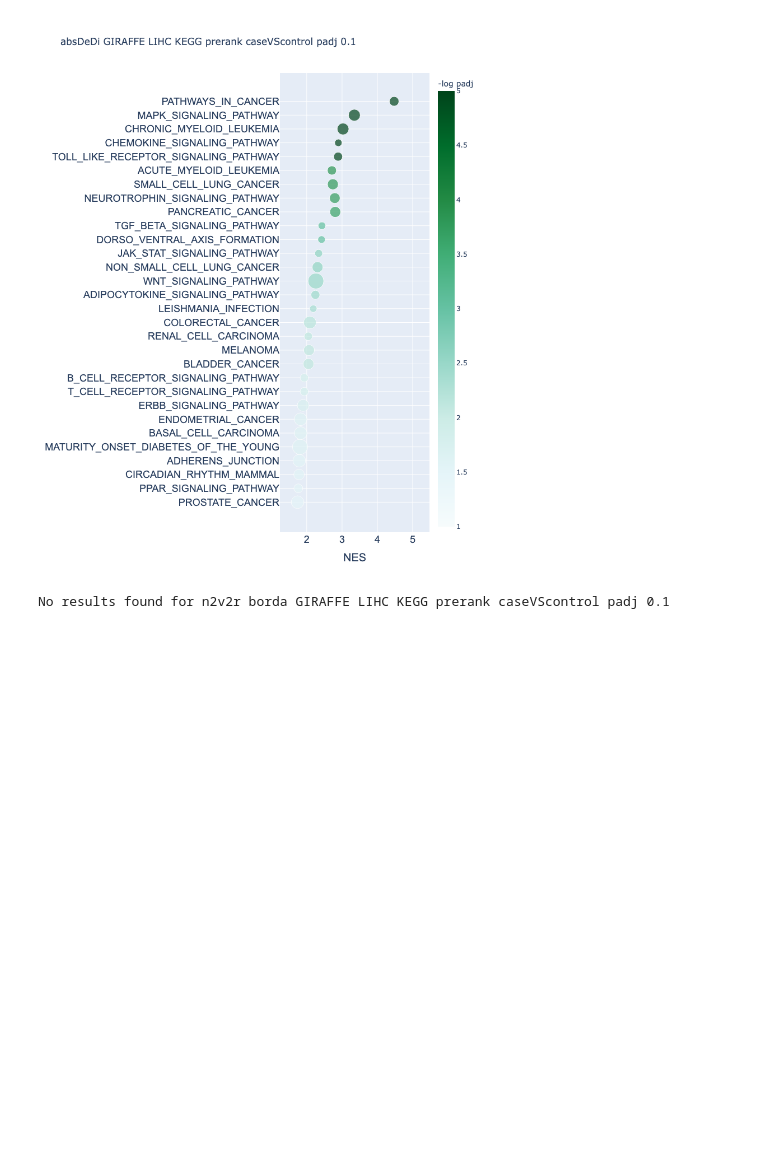
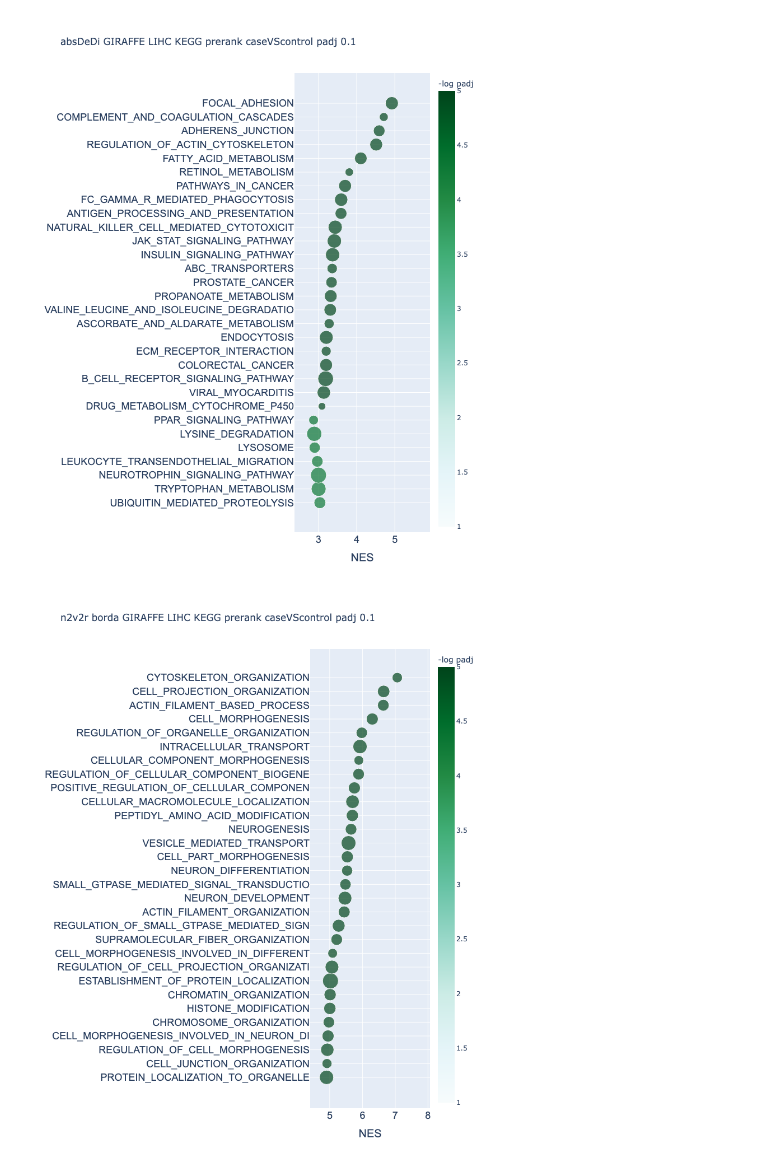
Before and after one commit to soelmicheletti/giraffe, a Jupyter notebook: notebooks/paper/case_control/lihc_comparison.ipynb, the cells around one changed output. Cells and saved outputs as stored; diff of their text form; code cells hidden in the pictures; blank space fills up the shorter version.

```diff
--- a/notebooks/paper/case_control/lihc_comparison.ipynb
+++ b/notebooks/paper/case_control/lihc_comparison.ipynb
@@ -20,7 +20,7 @@ config = {'save_dir': '../output',
  'separator': '\t',
  'is_edge_list': False,
  'transpose': False,
- 'project_unipartite_on': "columns",
+ 'project_unipartite_on': "rows",
  'threshold': None,
  'top_percent_keep': 100,
  'binarize': False,
@@ -120,25 +120,6 @@ from node2vec2rank.post_utils import prerank_gseapy
 
 save_results = True
 n_cores=4
-
-# the gene set library
-kegg_pathway_fn = '../data/gene_set_libraries/human/c5.go.bp.v7.5.1.symbols.gmt'
-
-# the parameters for prerank
-prerank_weight = 0
-prerank_min_path_size = 5
-prerank_max_path_size = 1500
-prerank_num_perms = 1500
-
-n2v2r_borda_pre_KEGG_pd = prerank_gseapy(n2v2r_borda_ranking_pd, kegg_pathway_fn, prerank_weight=prerank_weight,
-                                prerank_min_path_size=prerank_min_path_size, prerank_max_path_size=prerank_max_path_size, prerank_num_perms=prerank_num_perms, num_threads=n_cores)
-absDeDi_pre_KEGG_pd = prerank_gseapy(absDeDi_ranking_pd, kegg_pathway_fn, prerank_weight=prerank_weight,
-                                prerank_min_path_size=prerank_min_path_size, prerank_max_path_size=prerank_max_path_size, prerank_num_perms=prerank_num_perms, num_threads=n_cores)
-
-
-from node2vec2rank.post_utils import prerank_gseapy
-
-save_results = True
 
 # the gene set library
 kegg_pathway_fn = '../data/gene_set_libraries/human/c5.go.bp.v7.5.1.symbols.gmt'
@@ -189,25 +205,6 @@ from node2vec2rank.post_utils import prerank_gseapy
 
 save_results = True
 n_cores=4
-
-# the gene set library
-kegg_pathway_fn = '../data/gene_set_libraries/human/c2.cp.kegg.v7.5.1.symbols.gmt'
-
-# the parameters for prerank
-prerank_weight = 0
-prerank_min_path_size = 5
-prerank_max_path_size = 1500
-prerank_num_perms = 1500
-
-n2v2r_borda_pre_KEGG_pd = prerank_gseapy(n2v2r_borda_ranking_pd, kegg_pathway_fn, prerank_weight=prerank_weight,
-                                prerank_min_path_size=prerank_min_path_size, prerank_max_path_size=prerank_max_path_size, prerank_num_perms=prerank_num_perms, num_threads=n_cores)
-absDeDi_pre_KEGG_pd = prerank_gseapy(absDeDi_ranking_pd, kegg_pathway_fn, prerank_weight=prerank_weight,
-                                prerank_min_path_size=prerank_min_path_size, prerank_max_path_size=prerank_max_path_size, prerank_num_perms=prerank_num_perms, num_threads=n_cores)
-
-
-from node2vec2rank.post_utils import prerank_gseapy
-
-save_results = True
 
 # the gene set library
 kegg_pathway_fn = '../data/gene_set_libraries/human/c2.cp.kegg.v7.5.1.symbols.gmt'
@@ -250,2 +243,2 @@ The order of those genes will be arbitrary, which may produce unexpected results
-[figure, old version]
+[figure, new version]
-No results found for n2v2r borda GIRAFFE LIHC KEGG prerank caseVScontrol padj 0.1
+[figure, added]
```
Also changed, not shown: parts of 11 cells of this notebook.
